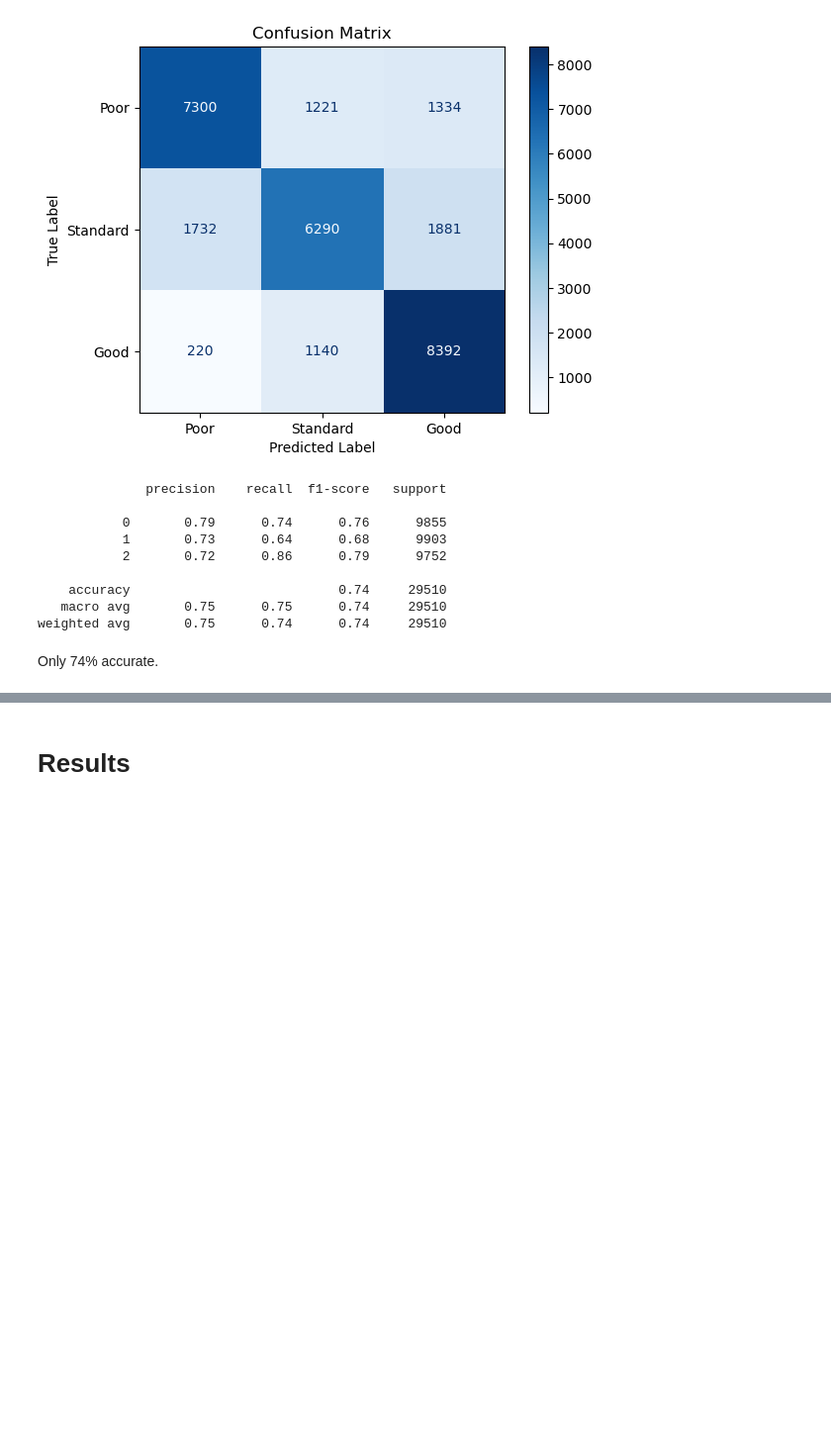
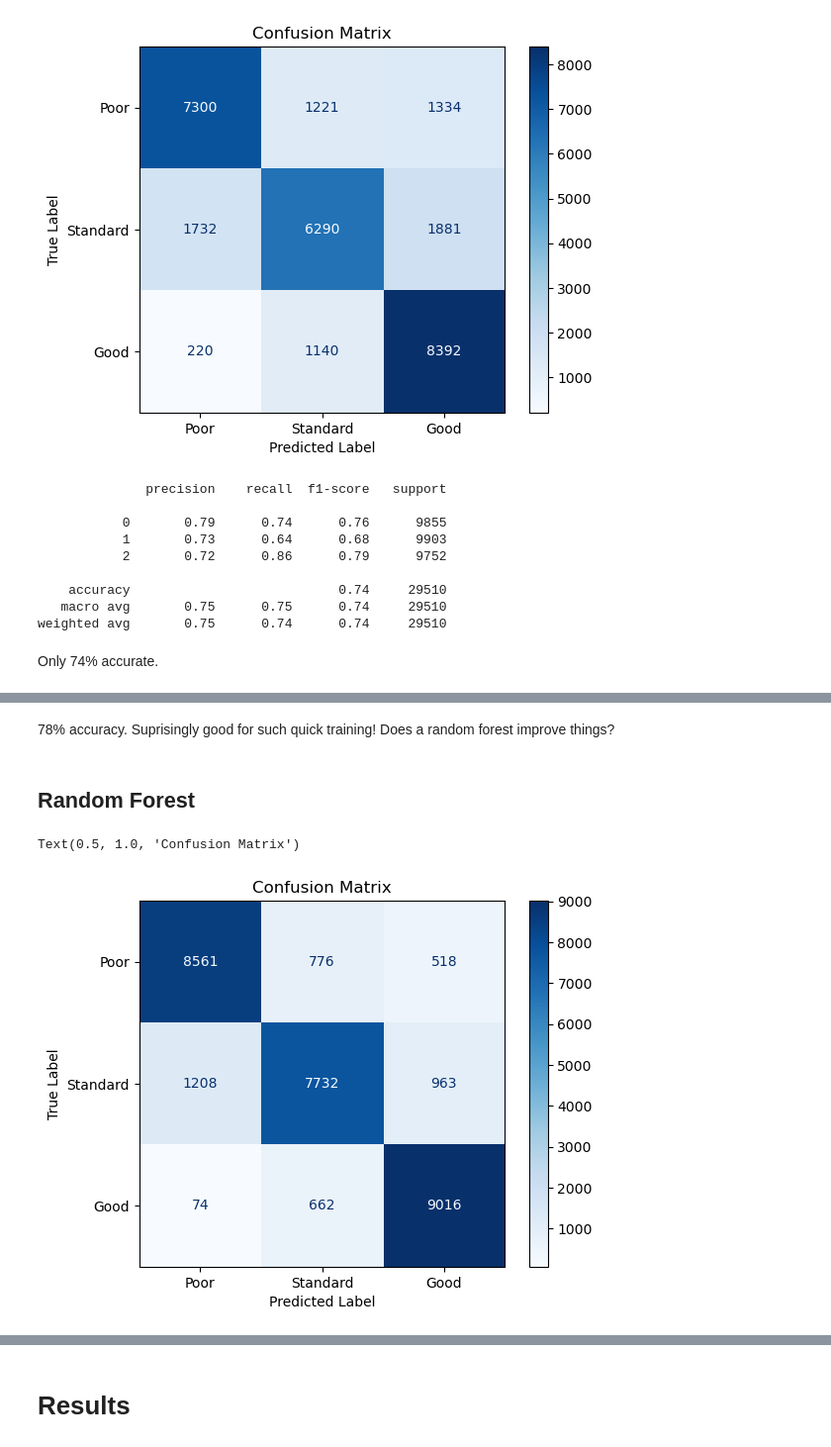
Before and after one commit to jackhenshaw/creditScore, a Jupyter notebook: credit_score.ipynb, the cells around one changed output, grey strips where cells are left out. Shown at 99% size. Cells and saved outputs as stored; diff of their text form; code cells hidden in the pictures; blank space fills up the shorter version.

```diff
--- a/credit_score.ipynb
+++ b/credit_score.ipynb
@@ -2208,0 +2242,4 @@ Only 74% accurate.
+# %% [markdown]
+78% accuracy. Suprisingly good for such quick training! Does a random forest improve things?
+# %% [markdown]
+## Random Forest
@@ -2208,0 +2248,16 @@ Only 74% accurate.
+# %%
+rfc = RandomForestClassifier(n_estimators=100) # could play around with the number of trees here
+rfc.fit(train_data, train_labels)
+predicted_labels = rfc.predict(test_data)
+# %%
+# Compute and plot the confusion matrix
+cm = confusion_matrix(test_labels, predicted_labels)
+disp = ConfusionMatrixDisplay(confusion_matrix=cm,
+                              display_labels=['Poor', 'Standard', 'Good'])
+disp.plot(cmap='Blues')
+plt.xlabel("Predicted Label")
+plt.ylabel("True Label")
+plt.title("Confusion Matrix")
+# %% [output]
+Text(0.5, 1.0, 'Confusion Matrix')
+[figure, added]
```
Also changed, not shown: parts of 15 cells of this notebook.
